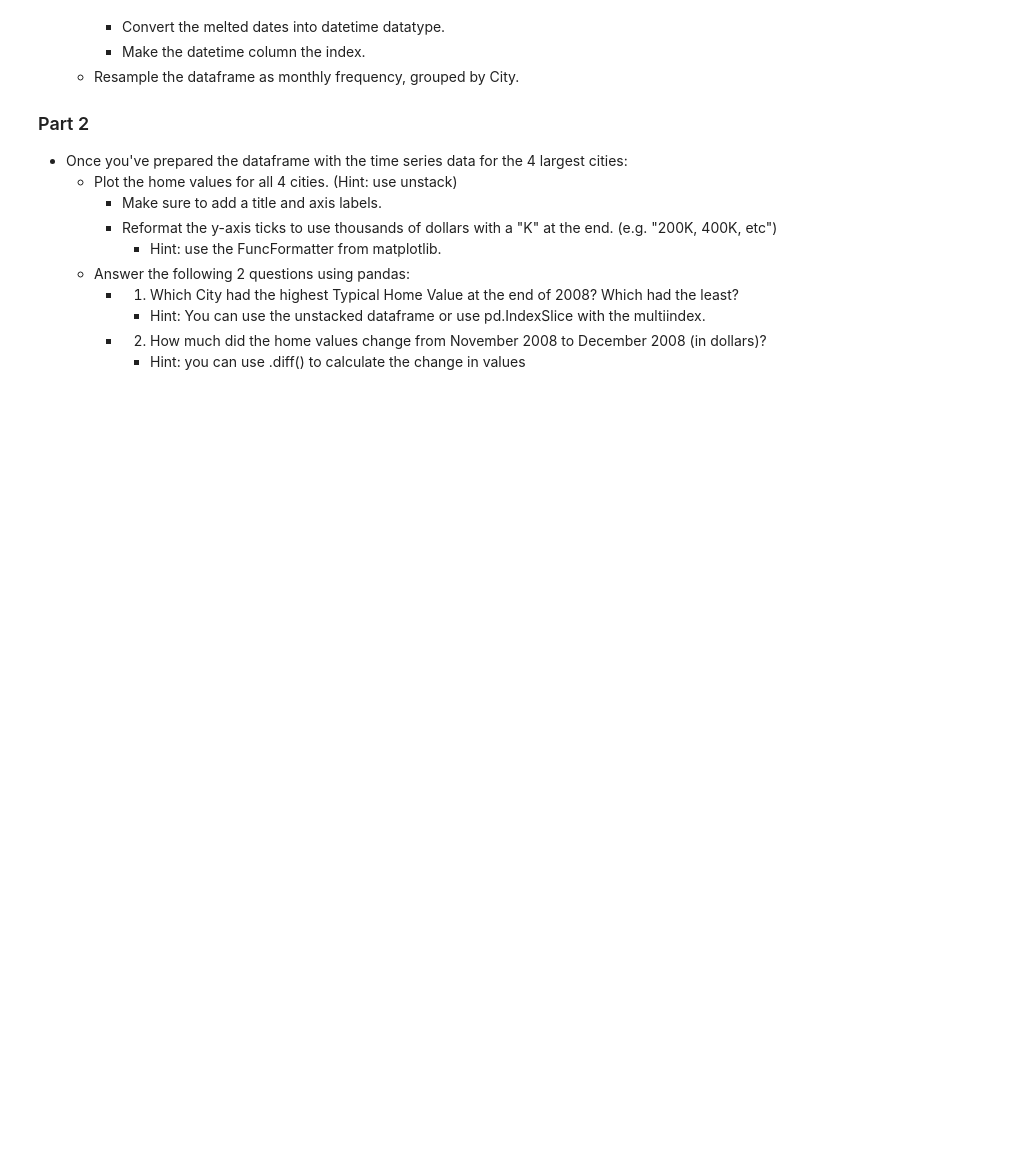
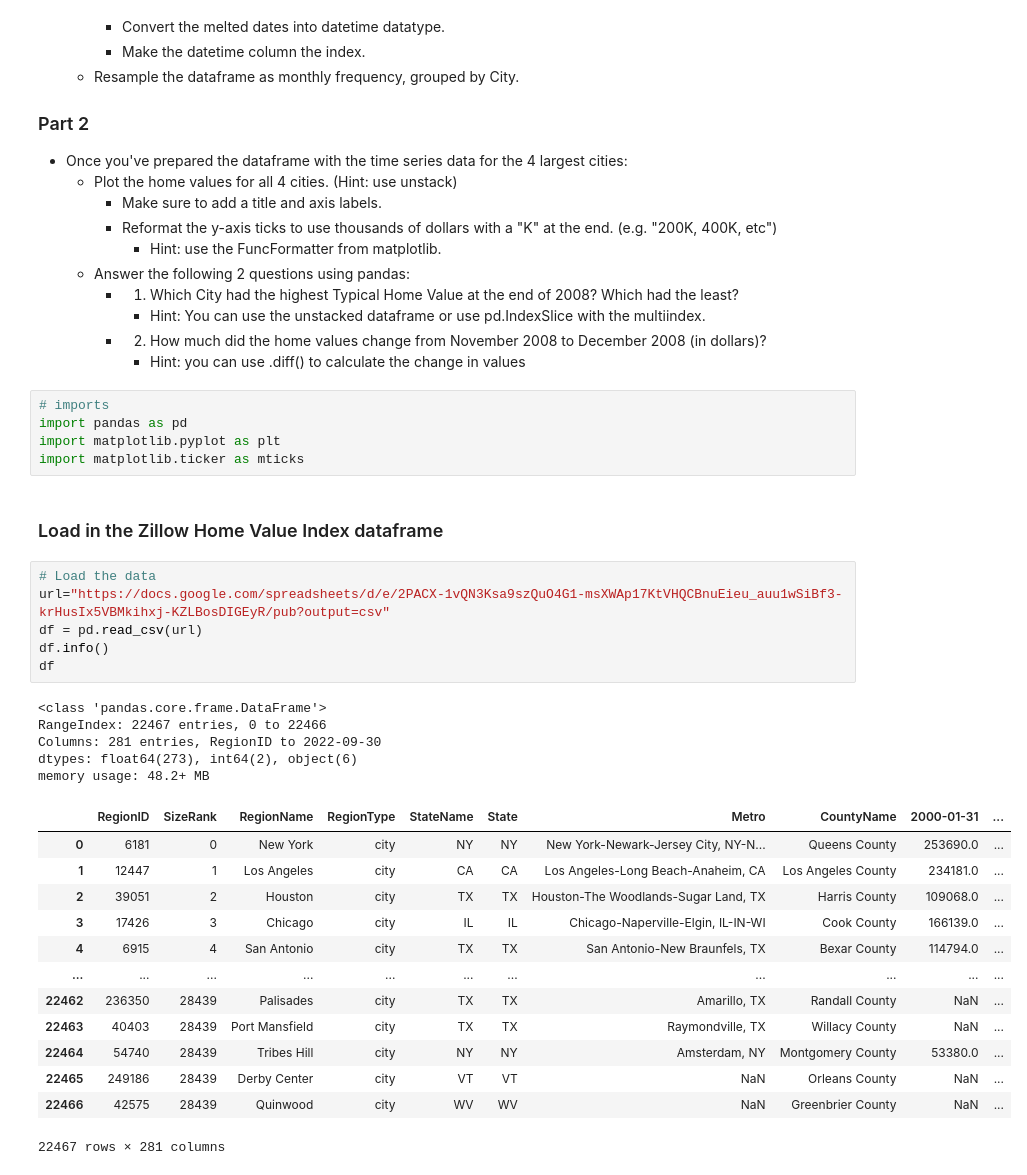
Before and after one commit to ruelanthonyb/Preparing-Time-Series-from-Wide-Form-Data--Core-, a Jupyter notebook: Preparing Time Series from Wide-Form Data (Core).ipynb, the cells around one changed output. Saved outputs shown, nothing was run; the diff lists cells and outputs as text; blank space fills up the shorter version.

```diff
--- a/Preparing Time Series from Wide-Form Data (Core).ipynb
+++ b/Preparing Time Series from Wide-Form Data (Core).ipynb
@@ -35,3 +35,35 @@ You will be working with Zillow's publicly available Zillow House Value Index (Z
             * Hint: You can use the unstacked dataframe or use pd.IndexSlice with the multiindex.
         * 2) How much did the home values change from November 2008 to December 2008 (in dollars)?
             * Hint: you can use .diff() to calculate the change in values
+# %%
+# imports
+import pandas as pd
+import matplotlib.pyplot as plt
+import matplotlib.ticker as mticks
+# %% [markdown]
+### Load in the Zillow Home Value Index dataframe
+# %%
+# Load the data
+url="https://docs.google.com/spreadsheets/d/e/2PACX-1vQN3Ksa9szQuO4G1-msXWAp17KtVHQCBnuEieu_auu1wSiBf3-krHusIx5VBMkihxj-KZLBosDIGEyR/pub?output=csv"
+df = pd.read_csv(url)
+df.info()
+df
+# %% [output]
+<class 'pandas.core.frame.DataFrame'>
+RangeIndex: 22467 entries, 0 to 22466
+Columns: 281 entries, RegionID to 2022-09-30
+dtypes: float64(273), int64(2), object(6)
+memory usage: 48.2+ MB
+|  | RegionID | SizeRank | RegionName | RegionType | StateName | State | Metro | CountyName | 2000-01-31 | ... |
+| 0 | 6181 | 0 | New York | city | NY | NY | New York-Newark-Jersey City, NY-N... | Queens County | 253690.0 | ... |
+| 1 | 12447 | 1 | Los Angeles | city | CA | CA | Los Angeles-Long Beach-Anaheim, CA | Los Angeles County | 234181.0 | ... |
+| 2 | 39051 | 2 | Houston | city | TX | TX | Houston-The Woodlands-Sugar Land, TX | Harris County | 109068.0 | ... |
+| 3 | 17426 | 3 | Chicago | city | IL | IL | Chicago-Naperville-Elgin, IL-IN-WI | Cook County | 166139.0 | ... |
+| 4 | 6915 | 4 | San Antonio | city | TX | TX | San Antonio-New Braunfels, TX | Bexar County | 114794.0 | ... |
+| ... | ... | ... | ... | ... | ... | ... | ... | ... | ... | ... |
+| 22462 | 236350 | 28439 | Palisades | city | TX | TX | Amarillo, TX | Randall County | NaN | ... |
+| 22463 | 40403 | 28439 | Port Mansfield | city | TX | TX | Raymondville, TX | Willacy County | NaN | ... |
+| 22464 | 54740 | 28439 | Tribes Hill | city | NY | NY | Amsterdam, NY | Montgomery County | 53380.0 | ... |
+| 22465 | 249186 | 28439 | Derby Center | city | VT | VT | NaN | Orleans County | NaN | ... |
+| 22466 | 42575 | 28439 | Quinwood | city | WV | WV | NaN | Greenbrier County | NaN | ... |
+22467 rows × 281 columns
```
Also changed, not shown: parts of 27 cells of this notebook.
